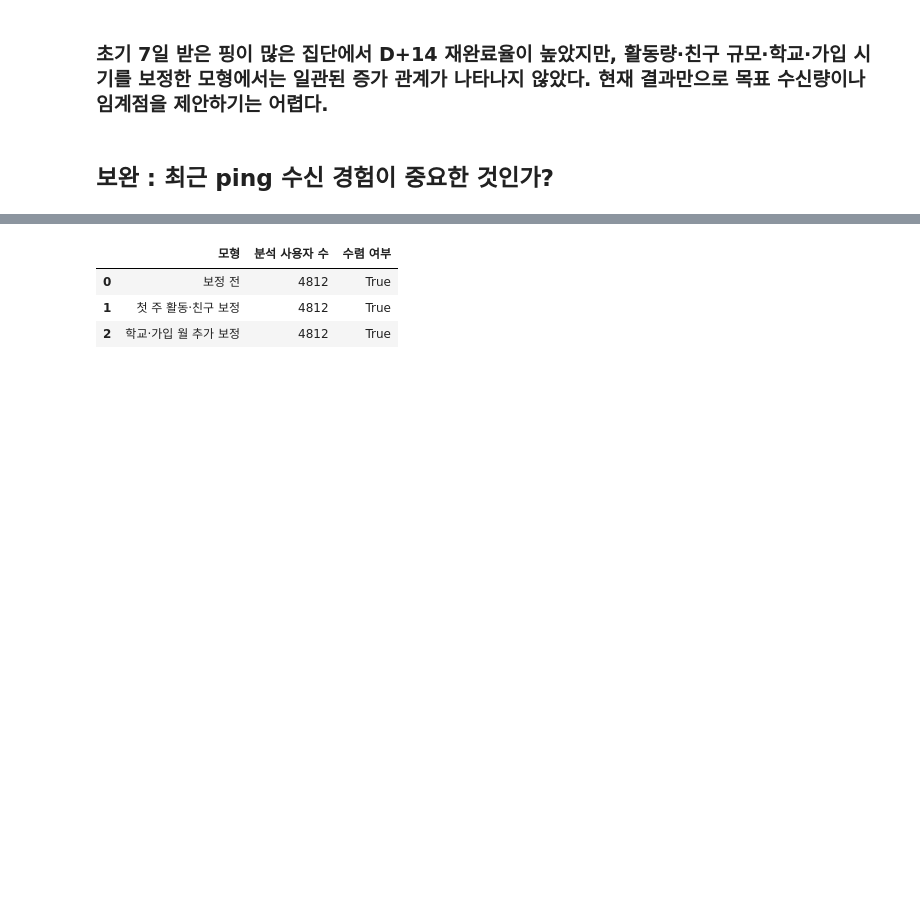
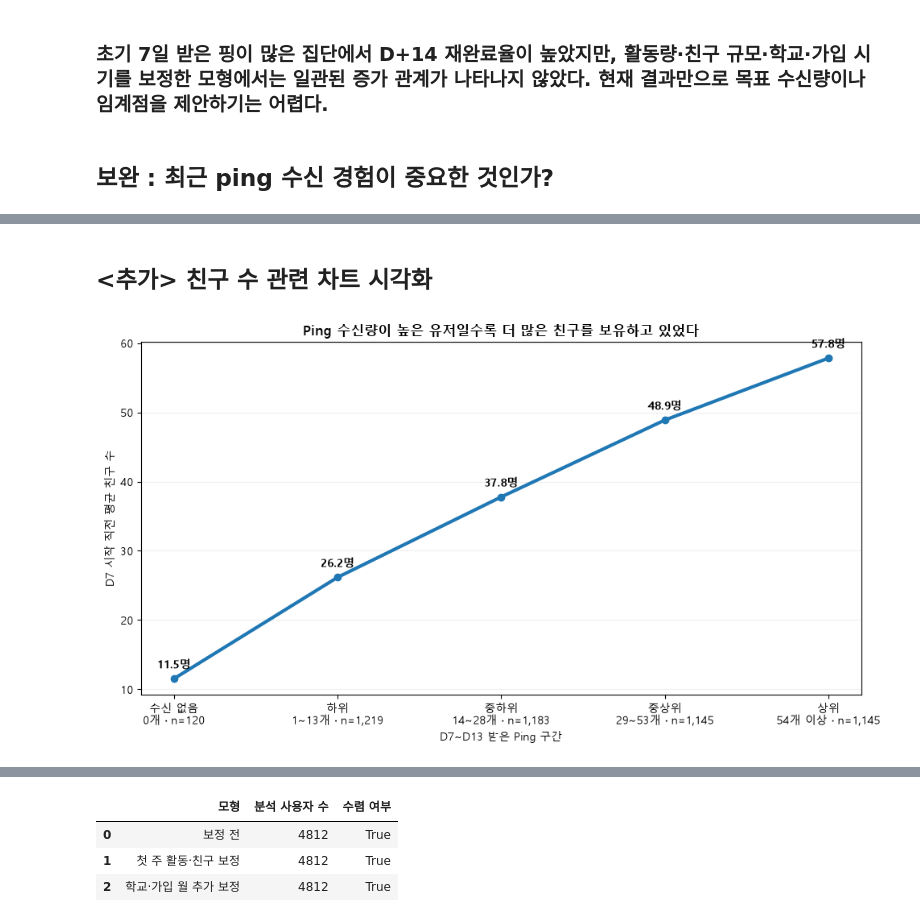
Before and after one commit to zoo-no-s/sns_service_analysis, a Jupyter notebook: notebooks/analyisis_kkw.ipynb, the cells around one changed output, grey strips where cells are left out. Saved outputs shown, nothing was run; the diff lists cells and outputs as text; code cells hidden in the pictures; blank space fills up the shorter version.

```diff
--- a/notebooks/analyisis_kkw.ipynb
+++ b/notebooks/analyisis_kkw.ipynb
@@ -14069,0 +14107,46 @@ display(
+# %% [markdown]
+## <추가> 친구 수 관련 차트 시각화
+# %%
+import matplotlib.pyplot as plt
+
+groups = [
+    "수신 없음\n0개 · n=120",
+    "하위\n1~13개 · n=1,219",
+    "중하위\n14~28개 · n=1,183",
+    "중상위\n29~53개 · n=1,145",
+    "상위\n54개 이상 · n=1,145"
+]
+
+friends = [11.53, 26.17, 37.78, 48.88, 57.83]
+
+plt.figure(figsize=(10, 5.5))
+
+plt.plot(
+    groups,
+    friends,
+    marker="o",
+    linewidth=3
+)
+
+for i, v in enumerate(friends):
+    plt.text(
+        i,
+        v + 1.5,
+        f"{v:.1f}명",
+        ha="center",
+        fontweight="bold"
+    )
+
+plt.title(
+    "Ping 수신량이 높은 유저일수록 더 많은 친구를 보유하고 있었다",
+    fontweight="bold"
+)
+
+plt.ylabel("D7 시작 직전 평균 친구 수")
+plt.xlabel("D7~D13 받은 Ping 구간")
+plt.grid(axis="y", alpha=0.2)
+
+plt.tight_layout()
+plt.show()
+# %% [output]
+[figure, added]
```
Also changed, not shown: parts of 70 cells of this notebook, 1 other file.
